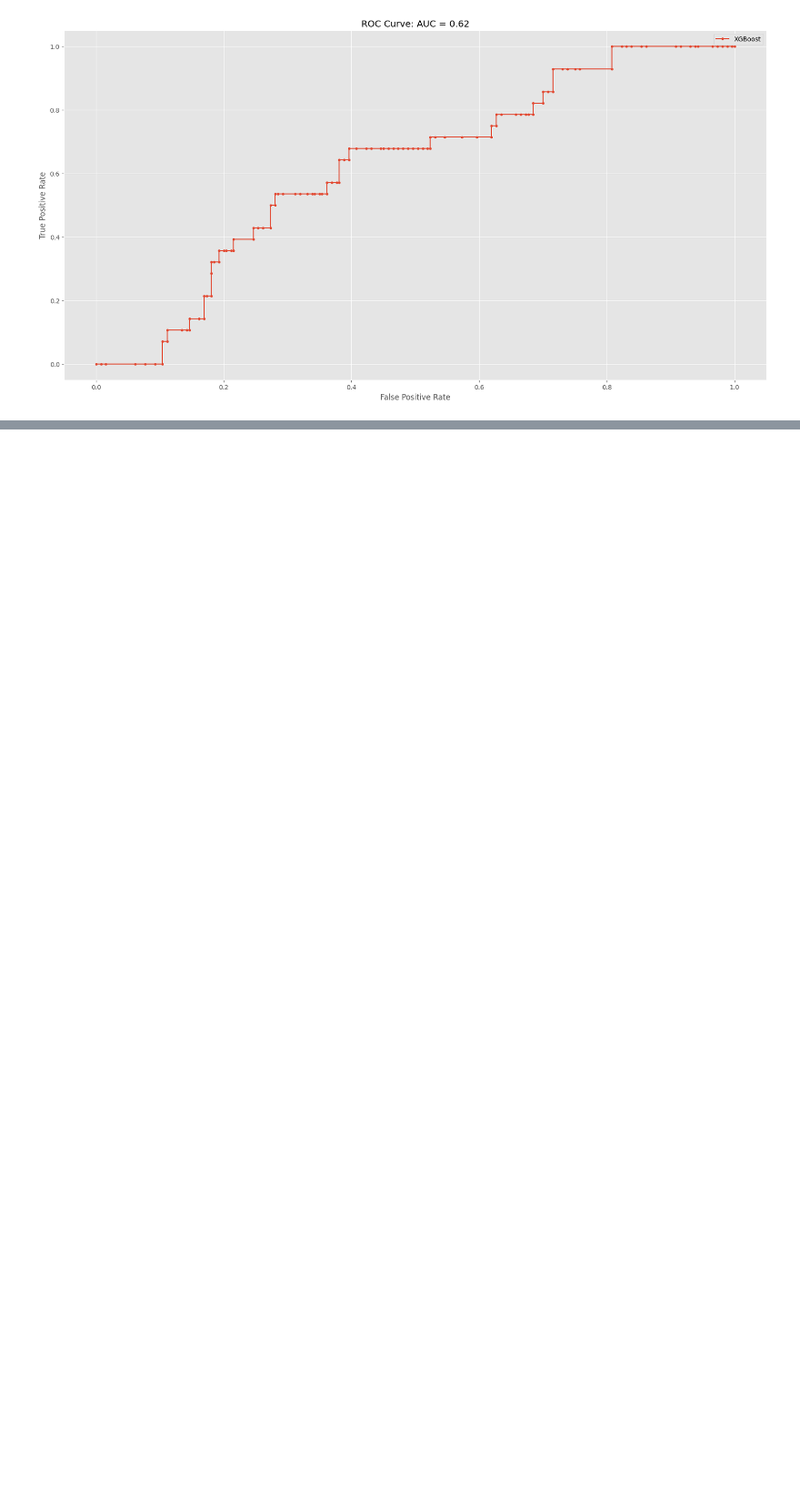
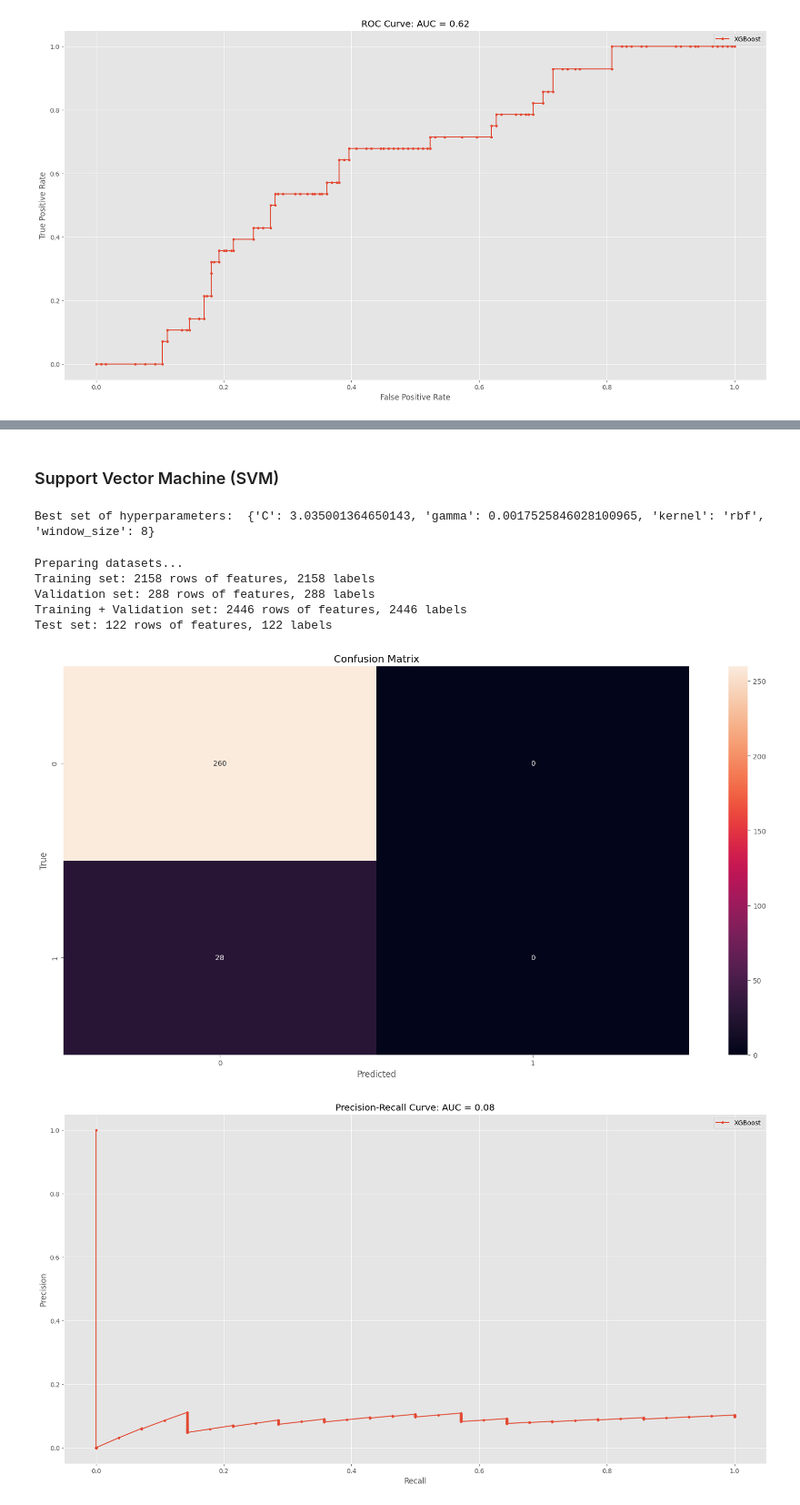
Before and after one commit to koenraijer/IP-TNT, a Jupyter notebook: a1_checkpoint.ipynb, the cells around one changed output, grey strips where cells are left out. Shown at 91% size. Saved outputs shown, nothing was run; the diff lists cells and outputs as text; code cells hidden in the pictures; blank space fills up the shorter version.

```diff
--- a/a1_checkpoint.ipynb
+++ b/a1_checkpoint.ipynb
@@ -235,0 +350,80 @@ Feature engineering done!
+# %% [markdown]
+### Support Vector Machine (SVM)
+# %%
+from sklearn.svm import SVC
+from sklearn.preprocessing import MinMaxScaler # It is very significant to remember for SVM that the input data need to be normalized so that features are on the same scale and compatible.
+
+# Define the hyperparameter space
+space = hp.choice('model_type', [
+    {
+        'window_size': hp.choice('window_size_linear', range(8, 34, 2)),
+        'C': hp.loguniform('C_linear', np.log(0.1), np.log(100)),
+        'kernel': 'linear'
+    },
+    {
+        'window_size': hp.choice('window_size_rbf', range(8, 34, 2)),
+        'C': hp.loguniform('C_rbf', np.log(0.1), np.log(100)),
+        'kernel': 'rbf',
+        'gamma': hp.loguniform('gamma_rbf', np.log(0.0001), np.log(10))
+    }
+])
+
+# Define the objective function to minimize
+def objective(params):
+    # Load the appropriate dataset
+    window_size = params.pop('window_size')
+    reference_class = 'tnt' # params.pop('reference_class')
+    dataset_name = h.get_dataset_name(window_size, reference_class)
+    X_train, y_train, X_val, y_val, _, _, _, _, _, _, _, _, _, _, _ = h.prepare_datasets(filename=f"output/{dataset_name}", test_size=0.1, val_size=0.1, verbose=False)
+
+    # Normalize the data
+    scaler = MinMaxScaler()
+    X_train = scaler.fit_transform(X_train)
+    X_val = scaler.transform(X_val)
+
+    # Train and evaluate the model
+    svm_model = SVC(**params, random_state=42)
+    svm_model.fit(X_train, y_train)
+    y_pred = svm_model.predict(X_val)
+    score = average_precision_score(y_val, y_pred)
+
+    # Add the window size and type back into params for logging
+    params['window_size'] = window_size
+    # params['reference_class'] = reference_class
+
+    return {'loss': -score, 'status': STATUS_OK, 'params': params}
+
+# Perform the optimization
+best = fmin(objective, space, algo=tpe.suggest, max_evals=100)
+best_params_svm = space_eval(space, best)
+print("Best set of hyperparameters: ", best_params_svm)
+
+# Save the best hyperparameters
+best_params['svm'] = best_params_svm
+# %% [output]
+Best set of hyperparameters:  {'C': 3.035001364650143, 'gamma': 0.0017525846028100965, 'kernel': 'rbf', 'window_size': 8}
+# %%
+window_size = best_params_svm.pop('window_size')
+# reference_class = best_params.pop('reference_class')
+
+# Load the appropriate dataset
+dataset_name = h.get_dataset_name(window_size, 'tnt')
+
+X_train, y_train, X_val, y_val, X_test, y_test, X_train_val, y_train_val, train_idx, train_wval_idx, val_idx, test_idx, df, feature_names, participants = h.prepare_datasets(filename=f"output/{dataset_name}", test_size=0.1, val_size=0.1)
+
+# Train and evaluate the model
+svm_model = SVC(**best_params_svm, random_state=42, probability=True)
+svm_model.fit(X_train, y_train)
+y_pred = svm_model.predict(X_val)
+
+metrics_dict = h.plot_metrics(y_val, y_pred, svm_model, X_val)
+
+all_model_metrics['svm'] = metrics_dict
+# %% [output]
+Preparing datasets...
+Training set: 2158 rows of features, 2158 labels
+Validation set: 288 rows of features, 288 labels
+Training + Validation set: 2446 rows of features, 2446 labels
+Test set: 122 rows of features, 122 labels
+[figure, added]
+[figure, added]
```
Also changed, not shown: parts of 25 cells of this notebook, 2 other files.
